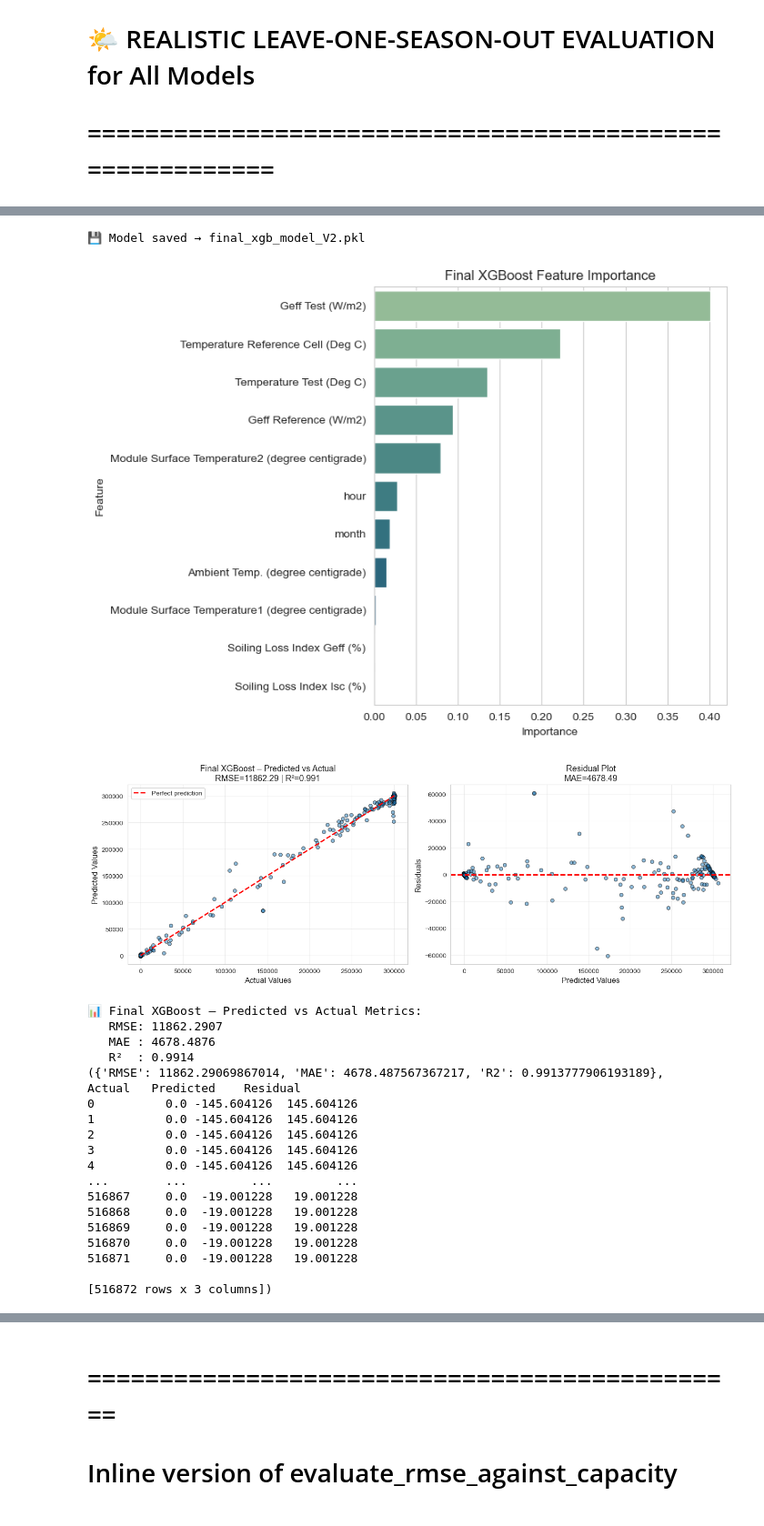
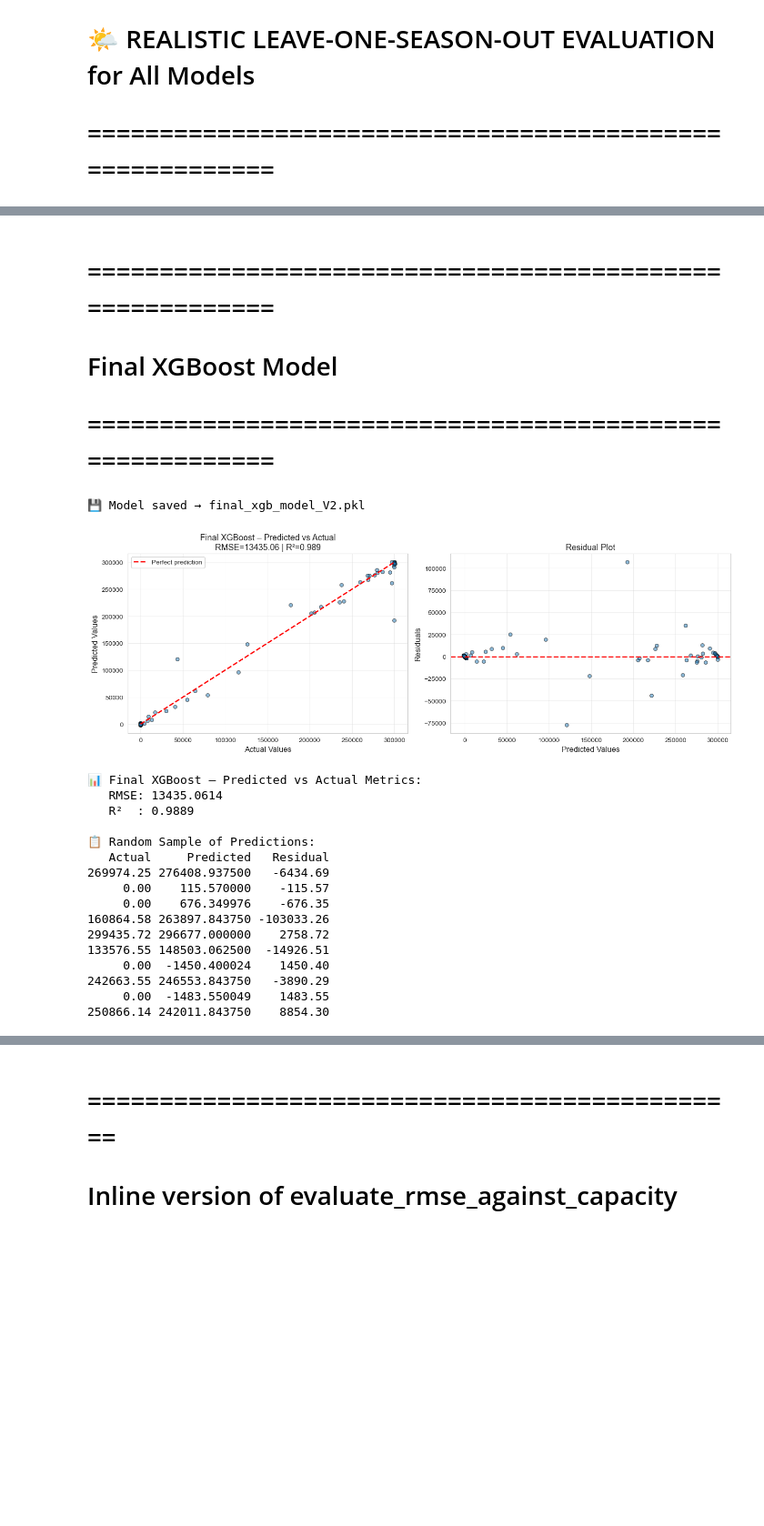
Before and after one commit to AI-UNIT-IT-KKU/solar-predictor, a Jupyter notebook: Notebooks/solar_power_prediction-V2.ipynb, the cells around one changed output, grey strips where cells are left out. Shown at 91% size. Cells and saved outputs as stored; diff of their text form; code cells hidden in the pictures; blank space fills up the shorter version.

```diff
--- a/Notebooks/solar_power_prediction-V2.ipynb
+++ b/Notebooks/solar_power_prediction-V2.ipynb
@@ -234,7 +227,7 @@ df_mi["month"] = df_mi["timestamp"].dt.month
 df_mi["season"] = df_mi["month"].apply(get_saudi_season)
 
 # Split features / target / groups
-X = df_mi.drop(columns=["active_power", "timestamp", "season"])
+X = df_mi.drop(columns=["active_power", "timestamp", "season", "hour", "month"])
 y = df_mi["active_power"]
 groups = df_mi["season"]
 
@@ -274,20 +267,20 @@ models_with_params = {
             eval_metric="rmse"
         ),
         {
-            "n_estimators": [500,],
-            "max_depth": [4],
-            "learning_rate": [0.03],
-            "min_child_weight": [5],
-            "reg_lambda": [2.0, ],
-            "reg_alpha": [ 1.0],
-            "subsample": [0.8],
-            "colsample_bytree": [0.8],
-            "gamma": [0.1]
+        "n_estimators": [250, 300, 350, 400],
+        "max_depth": [3, 4],
+        "learning_rate": [0.02, 0.03, 0.04],
+        "min_child_weight": [7, 9, 11],
+        "reg_lambda": [2.0, 3.0, 4.0],
+        "reg_alpha": [0.5, 1.0, 1.5],
+        "subsample": [0.5, 0.6],
+        "colsample_bytree": [0.5, 0.6],
+        "gamma": [0.2, 0.3, 0.4]
         }
     )
 }
 # %%
-grids = run_multiple_timeSeries_gridsearches(models_with_params, X, y)
+grids = run_multiple_timeSeries_randomsearches(models_with_params, X, y)
 labels = ["Fold-1", "Fold-2", "Fold-3", "Fold-4"]
 
 evals = {
@@ -401,40 +394,35 @@ for season in combined['Season'].unique():
+# %% [markdown]
+# =========================================================
+#  Final XGBoost Model
+# =========================================================
 # %%
-# =========================================================
-# ✅ Final XGBoost Model (no separate training step)
-# =========================================================
 final_xgb = grids["XGBoost"].best_estimator_
 save_model(final_xgb, "final_xgb_model_V2.pkl")
 
-plot_feature_importance(final_xgb, X, "Final XGBoost Feature Importance")
-
-# Training Performance
-metrics = plot_predictions_vs_actual(
+# Training Performance (clean output only)
+plot_predictions_vs_actual(
     final_xgb,
     X,
     y,
     "Final XGBoost – Predicted vs Actual",
-    sample_size=300
+    sample_size=100
 )
-print(metrics)
 # %% [output]
 💾 Model saved → final_xgb_model_V2.pkl
-[figure, old version]
+[figure, new version]
-[figure, removed]
 📊 Final XGBoost – Predicted vs Actual Metrics:
-   RMSE: 11862.2907
-   MAE : 4678.4876
-   R²  : 0.9914
-({'RMSE': 11862.29069867014, 'MAE': 4678.487567367217, 'R2': 0.9913777906193189},         Actual   Predicted    Residual
-0          0.0 -145.604126  145.604126
-1          0.0 -145.604126  145.604126
-2          0.0 -145.604126  145.604126
-3          0.0 -145.604126  145.604126
-4          0.0 -145.604126  145.604126
-...        ...         ...         ...
-516867     0.0  -19.001228   19.001228
-516868     0.0  -19.001228   19.001228
-516869     0.0  -19.001228   19.001228
-516870     0.0  -19.001228   19.001228
-516871     0.0  -19.001228   19.001228
+   RMSE: 13435.0614
+   R²  : 0.9889
 
-[516872 rows x 3 columns])
+📋 Random Sample of Predictions:
+   Actual     Predicted   Residual
+269974.25 276408.937500   -6434.69
+     0.00    115.570000    -115.57
+     0.00    676.349976    -676.35
+160864.58 263897.843750 -103033.26
+299435.72 296677.000000    2758.72
+133576.55 148503.062500  -14926.51
+     0.00  -1450.400024    1450.40
+242663.55 246553.843750   -3890.29
+     0.00  -1483.550049    1483.55
+250866.14 242011.843750    8854.30
```
Also changed, not shown: parts of 9 cells of this notebook, 1 other file.
